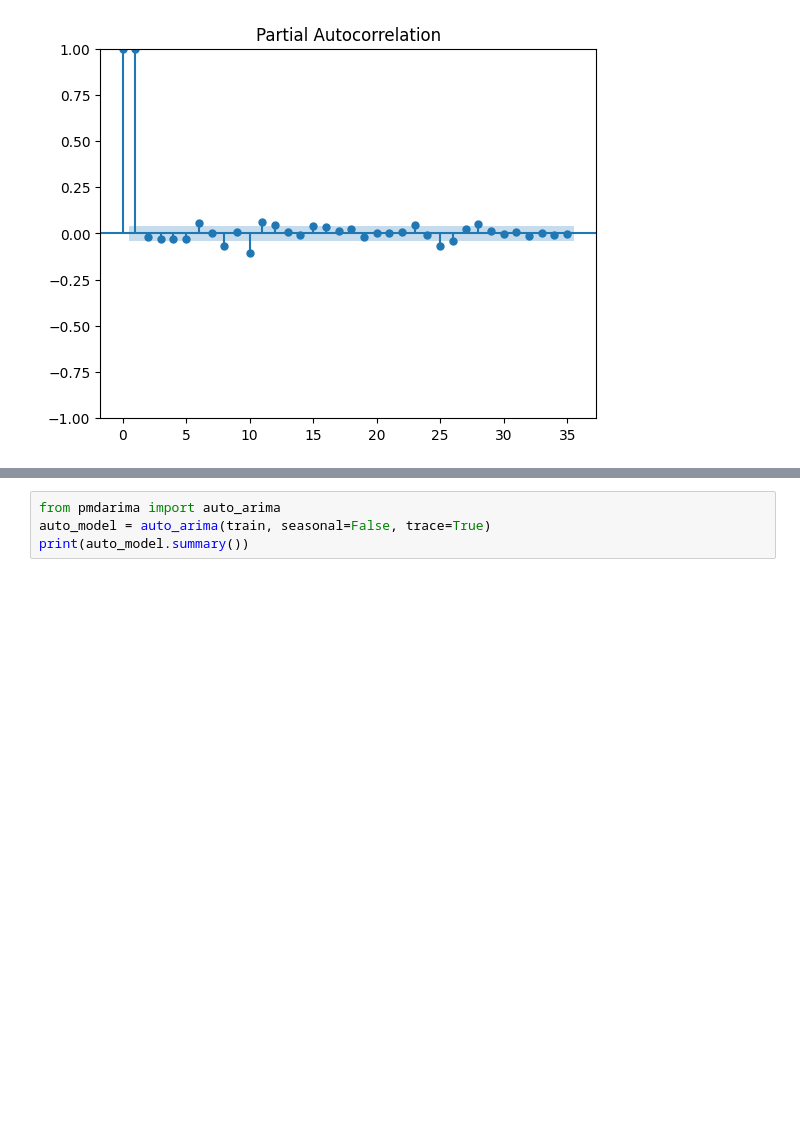
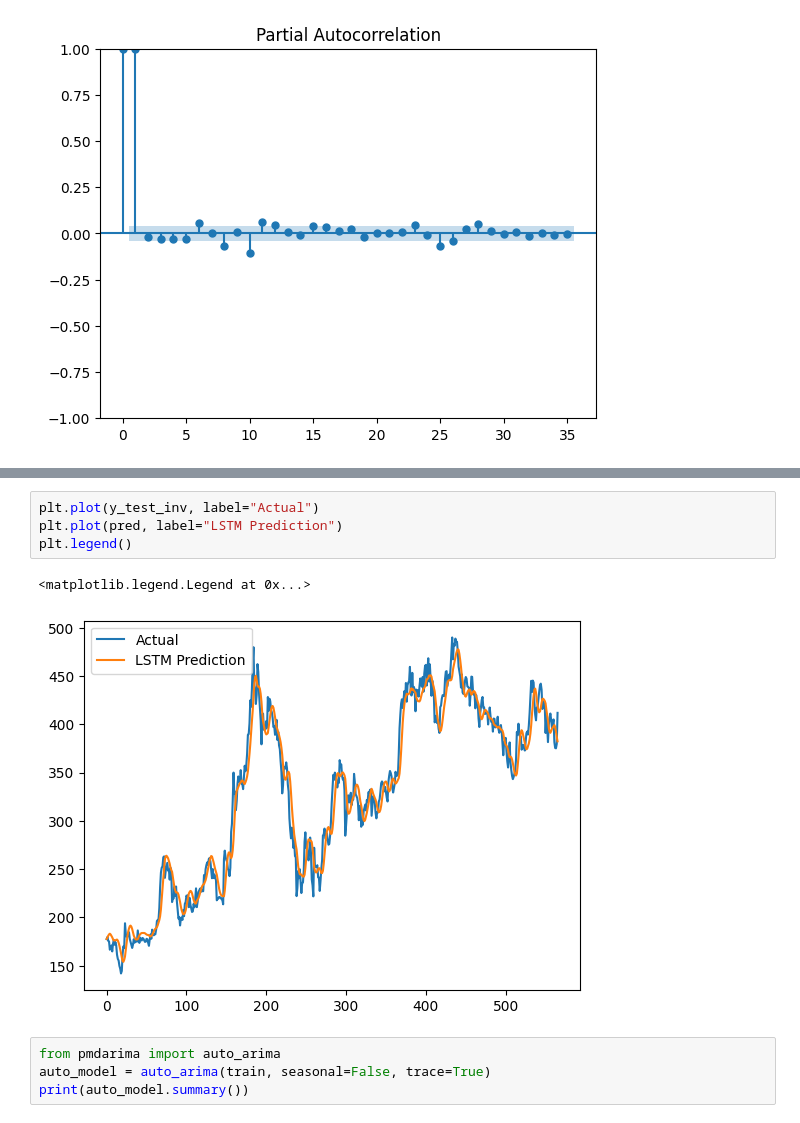
Before and after one commit to hareg10academy21-byte/portfolio-optimization, a Jupyter notebook: notebooks/task2_modeling.ipynb, the cells around one changed output, grey strips where cells are left out. Drawn from its saved outputs; the diff is of its cells as text; blank space fills up the shorter version.

```diff
--- a/notebooks/task2_modeling.ipynb
+++ b/notebooks/task2_modeling.ipynb
@@ -270,3 +277,10 @@ plt.show()
+# %%
+plt.plot(y_test_inv, label="Actual")
+plt.plot(pred, label="LSTM Prediction")
+plt.legend()
+# %% [output]
+<matplotlib.legend.Legend at 0x...>
+[figure, added]
 # %%
 from pmdarima import auto_arima
 auto_model = auto_arima(train, seasonal=False, trace=True)
```
Also changed, not shown: parts of 1 cell of this notebook, 1 other file.
